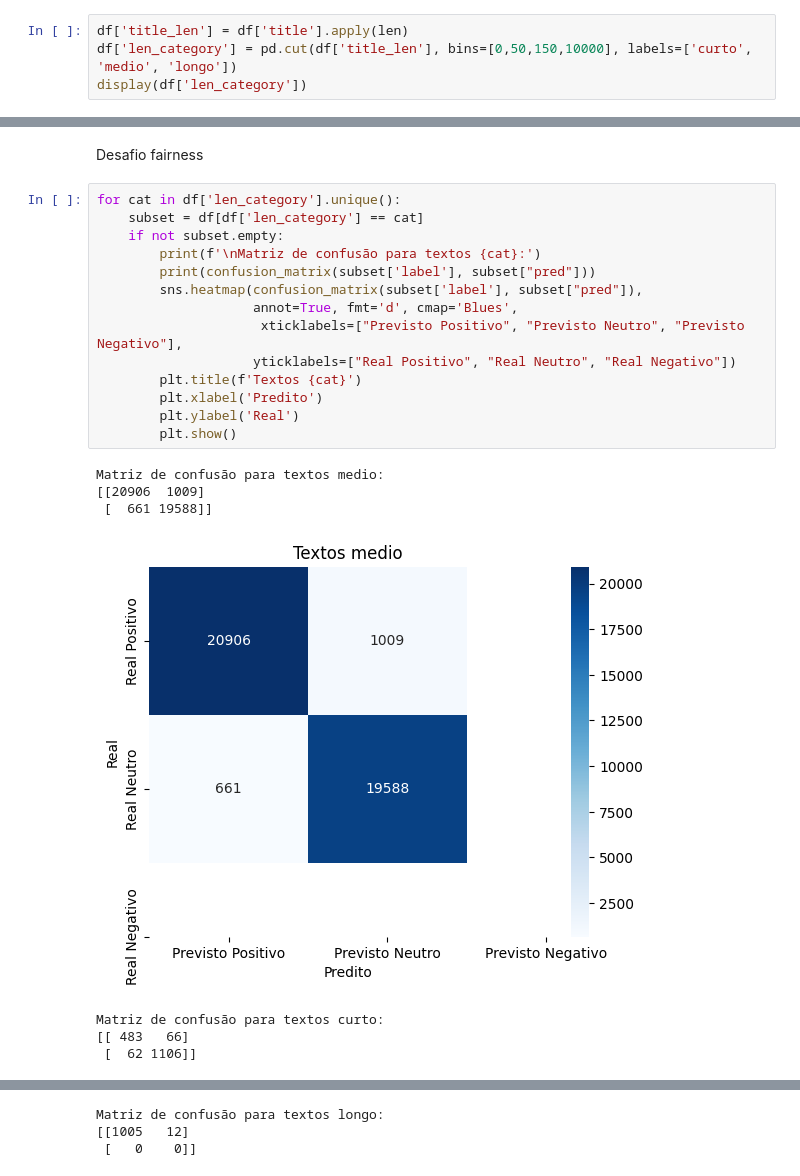
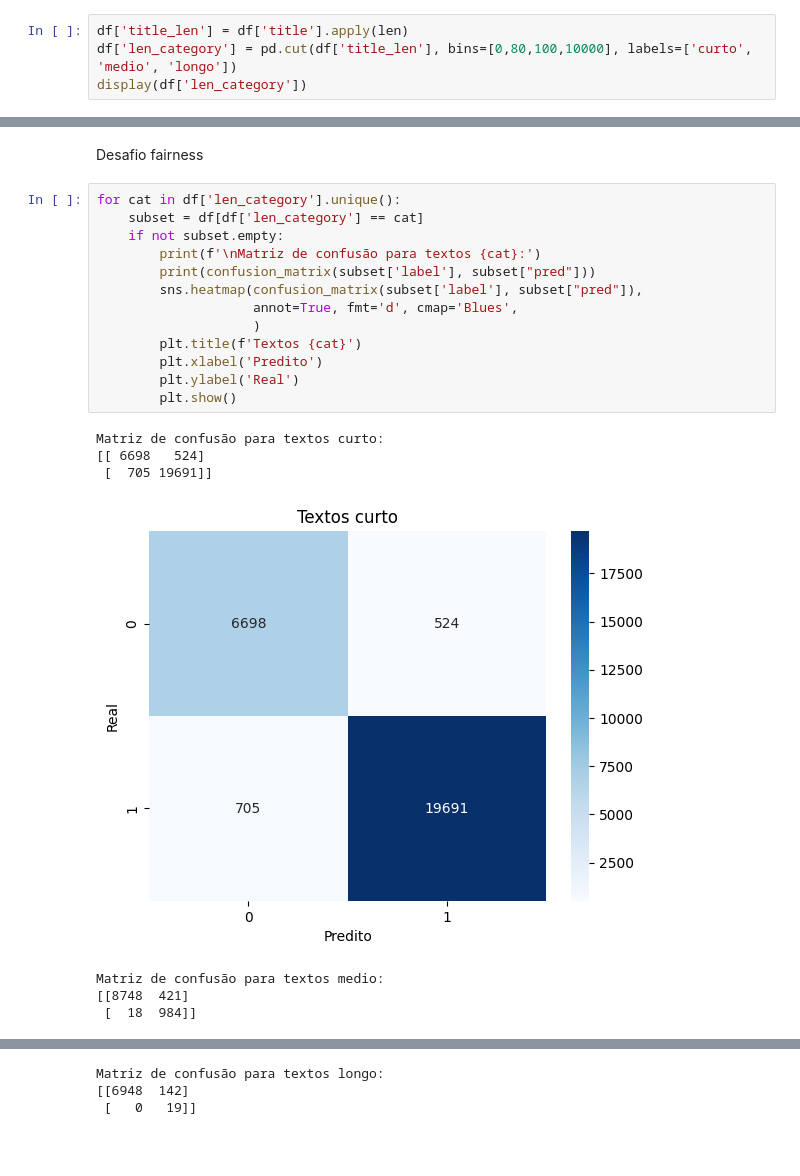
Before and after one commit to Thiago-Parra/fake_news_classification, a Jupyter notebook: notebooks/04_monitorar_fairness.ipynb, the cells around one changed output, grey strips where cells are left out. Cells and saved outputs as stored; diff of their text form; blank space fills up the shorter version.

```diff
--- a/notebooks/04_monitorar_fairness.ipynb
+++ b/notebooks/04_monitorar_fairness.ipynb
@@ -93,6 +96,6 @@ Name: proportion, dtype: float64
 Fairness - Vieses
 # %%
 df['title_len'] = df['title'].apply(len)
-df['len_category'] = pd.cut(df['title_len'], bins=[0,50,150,10000], labels=['curto', 'medio', 'longo'])
+df['len_category'] = pd.cut(df['title_len'], bins=[0,80,100,10000], labels=['curto', 'medio', 'longo'])
 display(df['len_category'])
 # %% [output]
@@ -145,22 +148,21 @@ Desafio fairness
 # %%
 for cat in df['len_category'].unique():
     subset = df[df['len_category'] == cat]
     if not subset.empty:
         print(f'\nMatriz de confusão para textos {cat}:')
         print(confusion_matrix(subset['label'], subset["pred"]))
         sns.heatmap(confusion_matrix(subset['label'], subset["pred"]),
                     annot=True, fmt='d', cmap='Blues',
-                     xticklabels=["Previsto Positivo", "Previsto Neutro", "Previsto Negativo"],
-                    yticklabels=["Real Positivo", "Real Neutro", "Real Negativo"])
+                    )
         plt.title(f'Textos {cat}')
         plt.xlabel('Predito')
         plt.ylabel('Real')
         plt.show()
 # %% [output]
-Matriz de confusão para textos medio:
-[[20906  1009]
- [  661 19588]]
+Matriz de confusão para textos curto:
+[[ 6698   524]
+ [  705 19691]]
-[figure, old version]
+[figure, new version]
-Matriz de confusão para textos curto:
-[[ 483   66]
- [  62 1106]]
+Matriz de confusão para textos medio:
+[[8748  421]
+ [  18  984]]
@@ -168,3 +170,3 @@ Matriz de confusão para textos curto:
 Matriz de confusão para textos longo:
-[[1005   12]
- [   0    0]]
+[[6948  142]
+ [   0   19]]
```
Also changed, not shown: parts of 5 cells of this notebook, 19 other files.
